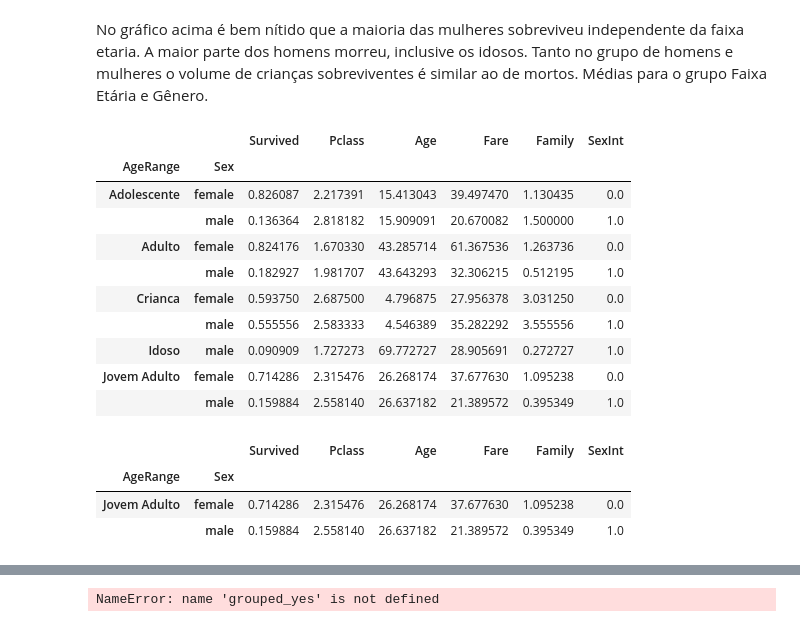
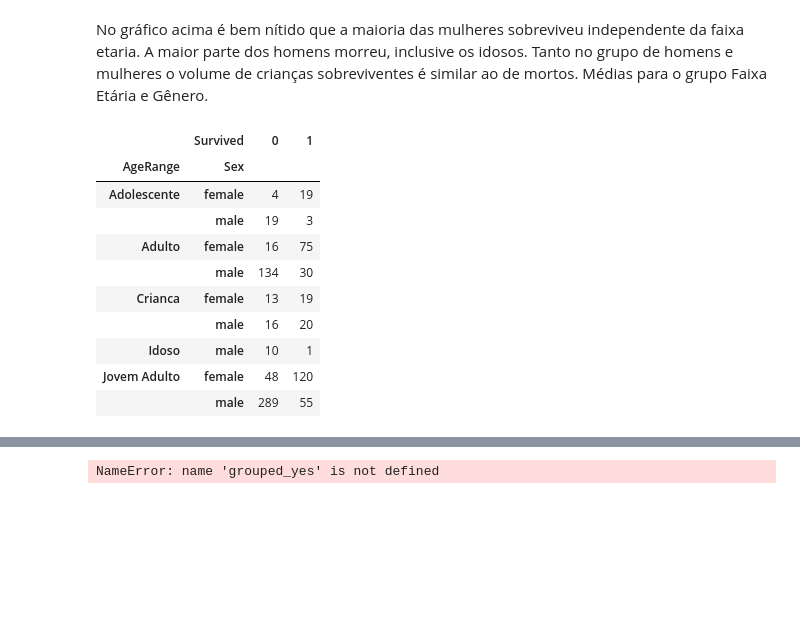
Before and after one commit to liebycardoso/Data_Analysis, a Jupyter notebook: Titanic.ipynb, the cells around one changed output, grey strips where cells are left out. Drawn from its saved outputs; the diff is of its cells as text; code cells hidden in the pictures; blank space fills up the shorter version.

```diff
--- a/Titanic.ipynb
+++ b/Titanic.ipynb
@@ -493,24 +493,18 @@ ax.set(xlabel='(0)Mulheres , (1)Homens', ylabel='(0)Mortos, (1)Sobreviventes')
 # %% [markdown]
 No gráfico acima é bem nítido que a maioria das mulheres sobreviveu independente da faixa etaria. A maior parte dos homens morreu, inclusive os idosos. Tanto no grupo de homens e mulheres o volume de crianças sobreviventes é similar ao de mortos. Médias para o grupo Faixa Etária e Gênero.
 # %%
-faixa_etaria_genero = titanic_df.groupby(['AgeRange','Sex']).mean()
-faixa_etaria_genero
+faixa_etaria_genero = titanic_df.groupby(['AgeRange','Sex','Survived']).count()['Age']
+faixa_etaria_genero.unstack().fillna(0)
+# faixa_etaria_genero.loc['Jovem Adulto','female']
 # %% [output]
-|  |  | Survived | Pclass | Age | Fare | Family | SexInt |
-| AgeRange | Sex |  |  |  |  |  |  |
-| Adolescente | female | 0.826087 | 2.217391 | 15.413043 | 39.497470 | 1.130435 | 0.0 |
-|  | male | 0.136364 | 2.818182 | 15.909091 | 20.670082 | 1.500000 | 1.0 |
-| Adulto | female | 0.824176 | 1.670330 | 43.285714 | 61.367536 | 1.263736 | 0.0 |
-|  | male | 0.182927 | 1.981707 | 43.643293 | 32.306215 | 0.512195 | 1.0 |
-| Crianca | female | 0.593750 | 2.687500 | 4.796875 | 27.956378 | 3.031250 | 0.0 |
-|  | male | 0.555556 | 2.583333 | 4.546389 | 35.282292 | 3.555556 | 1.0 |
-| Idoso | male | 0.090909 | 1.727273 | 69.772727 | 28.905691 | 0.272727 | 1.0 |
-| Jovem Adulto | female | 0.714286 | 2.315476 | 26.268174 | 37.677630 | 1.095238 | 0.0 |
-|  | male | 0.159884 | 2.558140 | 26.637182 | 21.389572 | 0.395349 | 1.0 |
+|  | Survived | 0 | 1 |
+| AgeRange | Sex |  |  |
+| Adolescente | female | 4 | 19 |
+|  | male | 19 | 3 |
+| Adulto | female | 16 | 75 |
+|  | male | 134 | 30 |
+| Crianca | female | 13 | 19 |
+|  | male | 16 | 20 |
+| Idoso | male | 10 | 1 |
+| Jovem Adulto | female | 48 | 120 |
+|  | male | 289 | 55 |
-# %%
-faixa_etaria_genero.loc[['Jovem Adulto', 'Female']]
-# %% [output]
-|  |  | Survived | Pclass | Age | Fare | Family | SexInt |
-| AgeRange | Sex |  |  |  |  |  |  |
-| Jovem Adulto | female | 0.714286 | 2.315476 | 26.268174 | 37.677630 | 1.095238 | 0.0 |
-|  | male | 0.159884 | 2.558140 | 26.637182 | 21.389572 | 0.395349 | 1.0 |
```
Also changed, not shown: parts of 3 cells of this notebook.
